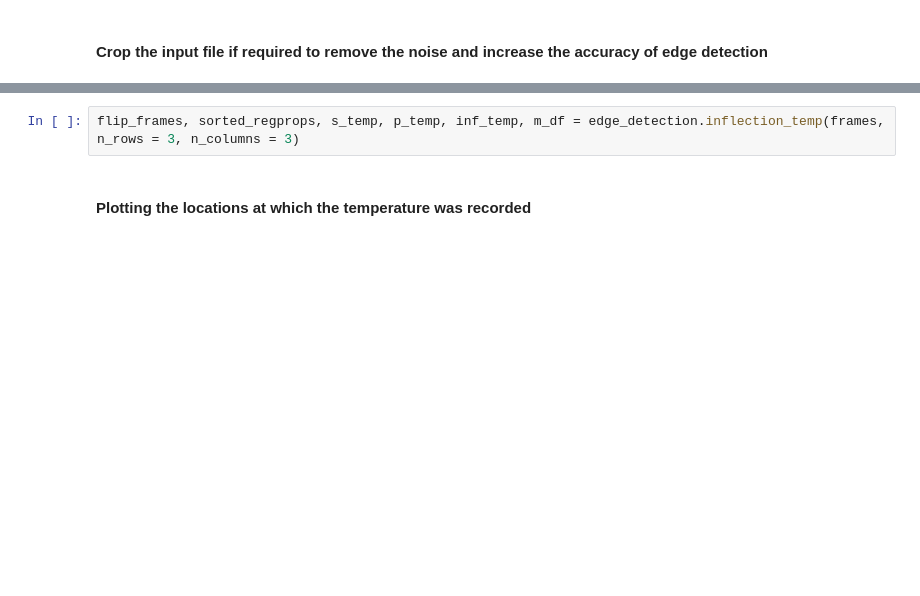
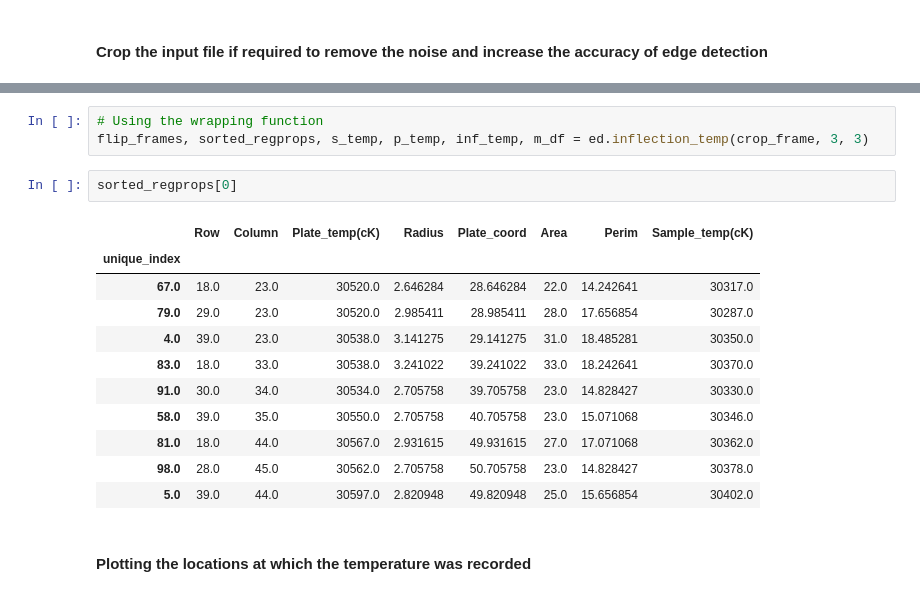
Before and after one commit to ng-git/musical-robot-ver2, a Jupyter notebook: examples/Tutorial.ipynb, the cells around one changed output, grey strips where cells are left out. Drawn from its saved outputs; the diff is of its cells as text; blank space fills up the shorter version.

```diff
--- a/examples/Tutorial.ipynb
+++ b/examples/Tutorial.ipynb
@@ -33,5 +34,20 @@ plt.imshow(crop_frame[0])
 # %%
-flip_frames, sorted_regprops, s_temp, p_temp, inf_temp, m_df = edge_detection.inflection_temp(frames, n_rows = 3, n_columns = 3)
+# Using the wrapping function
+flip_frames, sorted_regprops, s_temp, p_temp, inf_temp, m_df = ed.inflection_temp(crop_frame, 3, 3)
+# %%
+sorted_regprops[0]
+# %% [output]
+|  | Row | Column | Plate_temp(cK) | Radius | Plate_coord | Area | Perim | Sample_temp(cK) |
+| unique_index |  |  |  |  |  |  |  |  |
+| 67.0 | 18.0 | 23.0 | 30520.0 | 2.646284 | 28.646284 | 22.0 | 14.242641 | 30317.0 |
+| 79.0 | 29.0 | 23.0 | 30520.0 | 2.985411 | 28.985411 | 28.0 | 17.656854 | 30287.0 |
+| 4.0 | 39.0 | 23.0 | 30538.0 | 3.141275 | 29.141275 | 31.0 | 18.485281 | 30350.0 |
+| 83.0 | 18.0 | 33.0 | 30538.0 | 3.241022 | 39.241022 | 33.0 | 18.242641 | 30370.0 |
+| 91.0 | 30.0 | 34.0 | 30534.0 | 2.705758 | 39.705758 | 23.0 | 14.828427 | 30330.0 |
+| 58.0 | 39.0 | 35.0 | 30550.0 | 2.705758 | 40.705758 | 23.0 | 15.071068 | 30346.0 |
+| 81.0 | 18.0 | 44.0 | 30567.0 | 2.931615 | 49.931615 | 27.0 | 17.071068 | 30362.0 |
+| 98.0 | 28.0 | 45.0 | 30562.0 | 2.705758 | 50.705758 | 23.0 | 14.828427 | 30378.0 |
+| 5.0 | 39.0 | 44.0 | 30597.0 | 2.820948 | 49.820948 | 25.0 | 15.656854 | 30402.0 |
 # %% [markdown]
 #### Plotting the locations at which the temperature was recorded
 # %%
```
Also changed, not shown: parts of 11 cells of this notebook, 2 other files.
